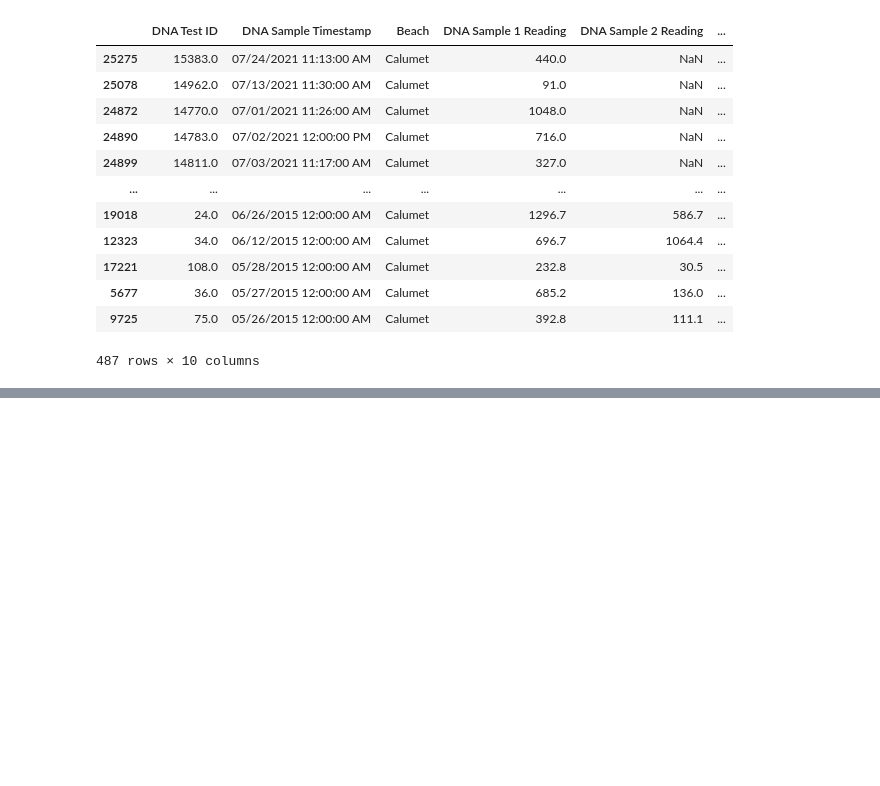
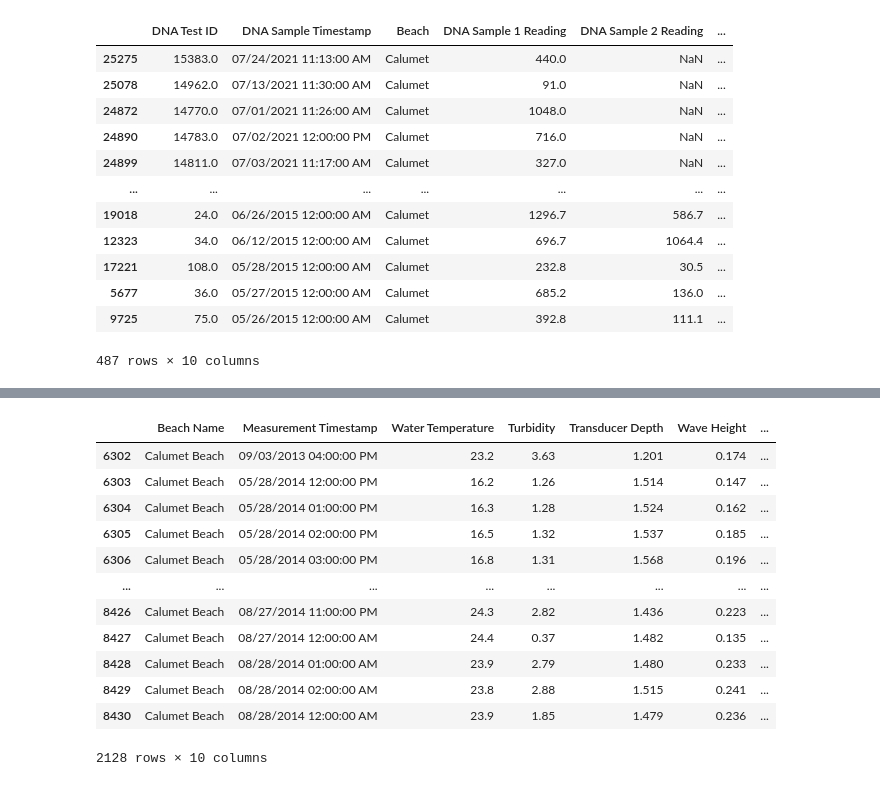
Before and after one commit to danielatuesta55/E_Coli_Chicago_Beaches, a Jupyter notebook: Jupyterlab Notebooks/Data_Cleanup_DNA.ipynb, the cells around one changed output, grey strips where cells are left out. Saved outputs shown, nothing was run; the diff lists cells and outputs as text; code cells hidden in the pictures; blank space fills up the shorter version.

Commit message:
average water temperature

```diff
--- a/Jupyterlab Notebooks/Data_Cleanup_DNA.ipynb
+++ b/Jupyterlab Notebooks/Data_Cleanup_DNA.ipynb
@@ -66,3 +66,6 @@ only_calumet_clean.sort_values('Sample_Month_Year',ascending=False)
 | 5677 | 36.0 | 05/27/2015 12:00:00 AM | Calumet | 685.2 | 136.0 | ... |
 | 9725 | 75.0 | 05/26/2015 12:00:00 AM | Calumet | 392.8 | 111.1 | ... |
 487 rows × 10 columns
+# %%
+water_quality = pd.read_csv('../Resources/Beach_Water_Quality.csv')
+water_quality.head()
@@ -68,0 +79,3 @@ only_calumet_clean.sort_values('Sample_Month_Year',ascending=False)
+# %%
+water_only_calumet = water_quality.loc[water_quality["Beach Name"] == "Calumet Beach", :]
+water_only_calumet.head()
@@ -68,0 +89,16 @@ only_calumet_clean.sort_values('Sample_Month_Year',ascending=False)
+# %%
+water_only_calumet.dropna()
+# %% [output]
+|  | Beach Name | Measurement Timestamp | Water Temperature | Turbidity | Transducer Depth | Wave Height | ... |
+| 6302 | Calumet Beach | 09/03/2013 04:00:00 PM | 23.2 | 3.63 | 1.201 | 0.174 | ... |
+| 6303 | Calumet Beach | 05/28/2014 12:00:00 PM | 16.2 | 1.26 | 1.514 | 0.147 | ... |
+| 6304 | Calumet Beach | 05/28/2014 01:00:00 PM | 16.3 | 1.28 | 1.524 | 0.162 | ... |
+| 6305 | Calumet Beach | 05/28/2014 02:00:00 PM | 16.5 | 1.32 | 1.537 | 0.185 | ... |
+| 6306 | Calumet Beach | 05/28/2014 03:00:00 PM | 16.8 | 1.31 | 1.568 | 0.196 | ... |
+| ... | ... | ... | ... | ... | ... | ... | ... |
+| 8426 | Calumet Beach | 08/27/2014 11:00:00 PM | 24.3 | 2.82 | 1.436 | 0.223 | ... |
+| 8427 | Calumet Beach | 08/27/2014 12:00:00 AM | 24.4 | 0.37 | 1.482 | 0.135 | ... |
+| 8428 | Calumet Beach | 08/28/2014 01:00:00 AM | 23.9 | 2.79 | 1.480 | 0.233 | ... |
+| 8429 | Calumet Beach | 08/28/2014 02:00:00 AM | 23.8 | 2.88 | 1.515 | 0.241 | ... |
+| 8430 | Calumet Beach | 08/28/2014 12:00:00 AM | 23.9 | 1.85 | 1.479 | 0.236 | ... |
+2128 rows × 10 columns
```
Also changed, not shown: parts of 6 cells of this notebook.
